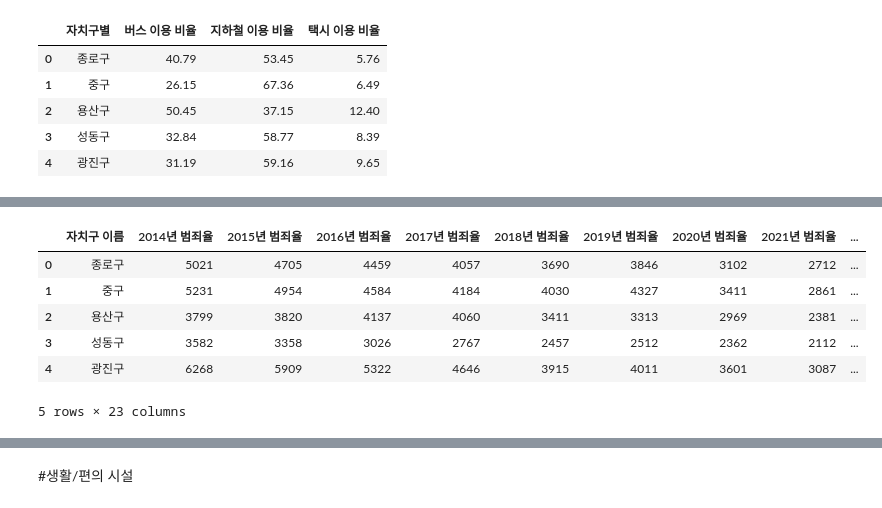
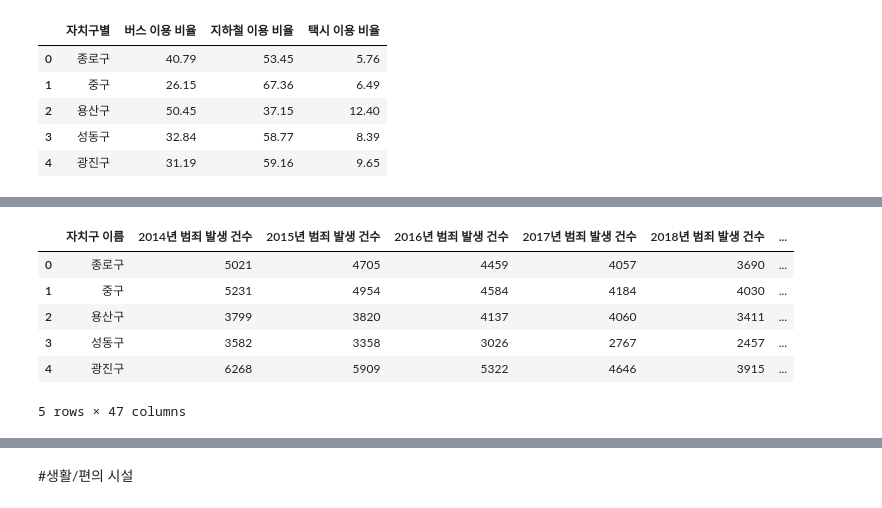
Before and after one commit to GDGoC-Success-Seollyongdan/GDGoC-Success-Seollyongdan-aiml, a Jupyter notebook: 홈_데이터_제공.ipynb, the cells around one changed output, grey strips where cells are left out. Saved outputs shown, nothing was run; the diff lists cells and outputs as text; code cells hidden in the pictures.

```diff
--- a/홈_데이터_제공.ipynb
+++ b/홈_데이터_제공.ipynb
@@ -346,0 +432,2 @@ df.head()
+# %%
+df['1년전 매매가 차이'] = df['2501 매매']-df['2401 매매']
@@ -392,0 +501,3 @@ df.head()
+# %%
+df['많이 이용한 대중교통'] = df[['버스 이용 비율', '지하철 이용 비율', '택시 이용 비율']].idxmax(axis=1)
+df['많이 이용한 대중교통'] = df[['버스 이용 비율', '지하철 이용 비율', '택시 이용 비율']].idxmax(axis=1).str.replace(' 이용 비율', '')
@@ -393,5 +512,7 @@ df.head()
 # %%
-# 노선수
-df1 = pd.read_excel("/content/drive/MyDrive/GDGoc/2/서울시 시내버스 정류소 현황-20240930기준.xlsx")
+## 혼잡도
+
+df1 = pd.read_excel("/content/자치구별_도로혼잡도_18시.xlsx")
+df1 = df1.drop(columns=['Unnamed: 0'])
 df1.head()
 # %% [output]
@@ -416,12 +525,16 @@ dtype: float64
+# %%
+df1['혼잡도 순위'] = df1['혼잡도 점수'].rank(method='min', ascending=False)
 # %%
 # df의 [자치구 이름] 기준으로 병합
-df = df.merge(df2, left_on="자치구 이름", right_on="자치구", how="left")
+
+df1.drop(columns=['prcs_spd', 'prcs_trv_time', '이동속도', '이동시간', '혼잡도 점수'])
+df = df.merge(df1, left_on="자치구 이름", right_on="자치구명", how="left")
 df.head()
 # %% [output]
-|  | 자치구 이름 | 2014년 범죄율 | 2015년 범죄율 | 2016년 범죄율 | 2017년 범죄율 | 2018년 범죄율 | 2019년 범죄율 | 2020년 범죄율 | 2021년 범죄율 | ... |
-| 0 | 종로구 | 5021 | 4705 | 4459 | 4057 | 3690 | 3846 | 3102 | 2712 | ... |
-| 1 | 중구 | 5231 | 4954 | 4584 | 4184 | 4030 | 4327 | 3411 | 2861 | ... |
-| 2 | 용산구 | 3799 | 3820 | 4137 | 4060 | 3411 | 3313 | 2969 | 2381 | ... |
-| 3 | 성동구 | 3582 | 3358 | 3026 | 2767 | 2457 | 2512 | 2362 | 2112 | ... |
-| 4 | 광진구 | 6268 | 5909 | 5322 | 4646 | 3915 | 4011 | 3601 | 3087 | ... |
+|  | 자치구 이름 | 2014년 범죄 발생 건수 | 2015년 범죄 발생 건수 | 2016년 범죄 발생 건수 | 2017년 범죄 발생 건수 | 2018년 범죄 발생 건수 | ... |
+| 0 | 종로구 | 5021 | 4705 | 4459 | 4057 | 3690 | ... |
+| 1 | 중구 | 5231 | 4954 | 4584 | 4184 | 4030 | ... |
+| 2 | 용산구 | 3799 | 3820 | 4137 | 4060 | 3411 | ... |
+| 3 | 성동구 | 3582 | 3358 | 3026 | 2767 | 2457 | ... |
+| 4 | 광진구 | 6268 | 5909 | 5322 | 4646 | 3915 | ... |
-5 rows × 23 columns
+5 rows × 47 columns
```
Also changed, not shown: parts of 45 cells of this notebook, 4 other files.
